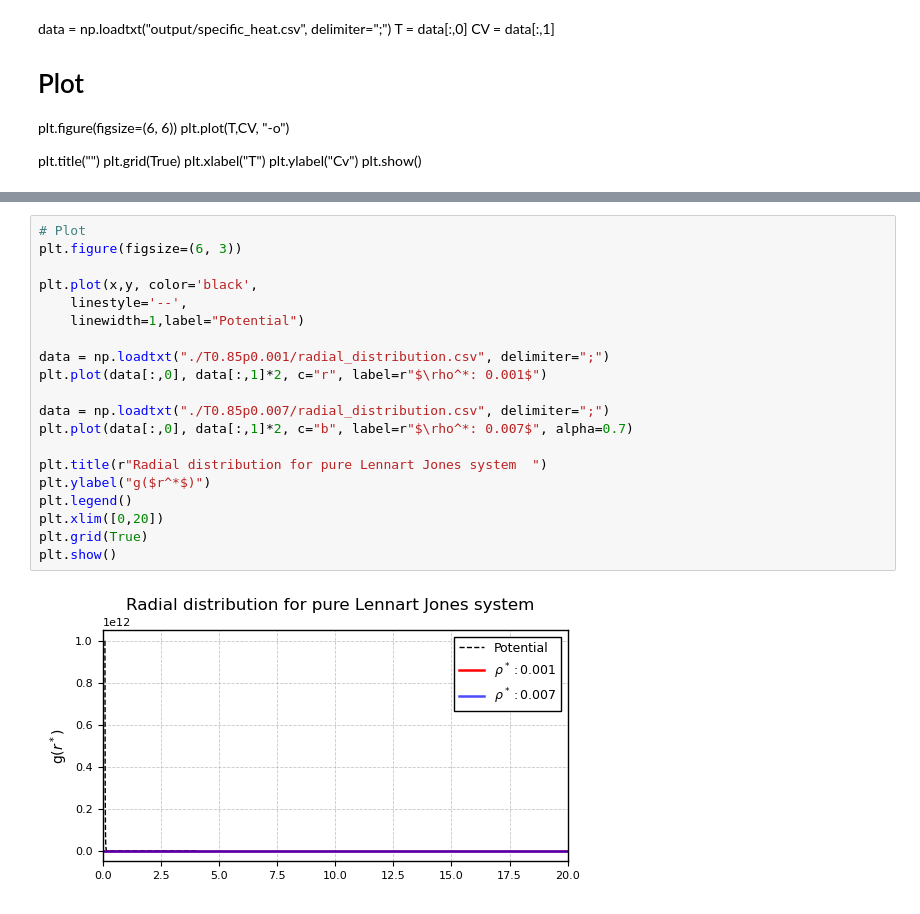
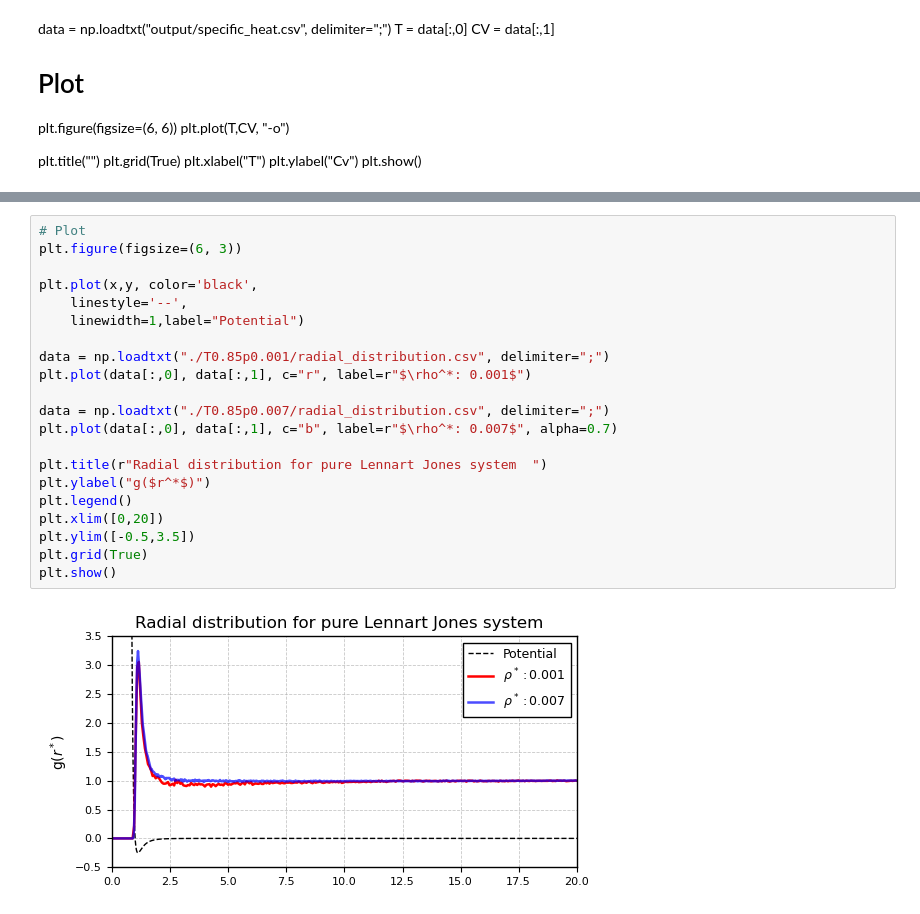
Before and after one commit to Sparisi01/montecarlo_particles_simulation, a Jupyter notebook: output/saves/Pure_LJ_nist/data_analysis.ipynb, the cells around one changed output, grey strips where cells are left out. Saved outputs shown, nothing was run; the diff lists cells and outputs as text.

```diff
--- a/output/saves/Pure_LJ_nist/data_analysis.ipynb
+++ b/output/saves/Pure_LJ_nist/data_analysis.ipynb
@@ -179,22 +180,23 @@ plt.show()
 # %%
 # Plot
 plt.figure(figsize=(6, 3))
 
 plt.plot(x,y, color='black',
     linestyle='--',
     linewidth=1,label="Potential")
 
 data = np.loadtxt("./T0.85p0.001/radial_distribution.csv", delimiter=";")
-plt.plot(data[:,0], data[:,1]*2, c="r", label=r"$\rho^*: 0.001$")
+plt.plot(data[:,0], data[:,1], c="r", label=r"$\rho^*: 0.001$")
 
 data = np.loadtxt("./T0.85p0.007/radial_distribution.csv", delimiter=";")
-plt.plot(data[:,0], data[:,1]*2, c="b", label=r"$\rho^*: 0.007$", alpha=0.7)
+plt.plot(data[:,0], data[:,1], c="b", label=r"$\rho^*: 0.007$", alpha=0.7)
 
 plt.title(r"Radial distribution for pure Lennart Jones system  ")
 plt.ylabel("g($r^*$)")
 plt.legend()
 plt.xlim([0,20])
+plt.ylim([-0.5,3.5])
 plt.grid(True)
 plt.show()
 # %% [output]
-[figure, old version]
+[figure, new version]
```
Also changed, not shown: parts of 2 cells of this notebook, 26 other files.
